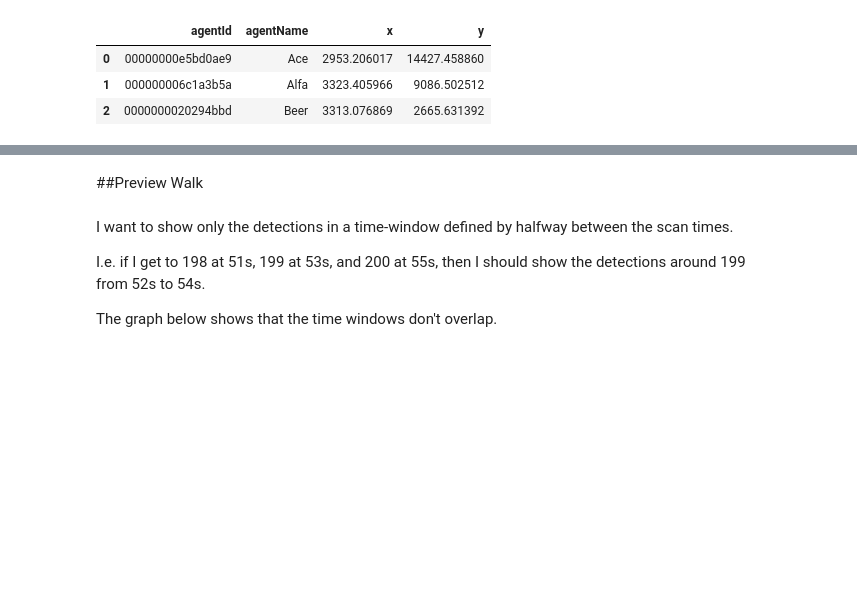
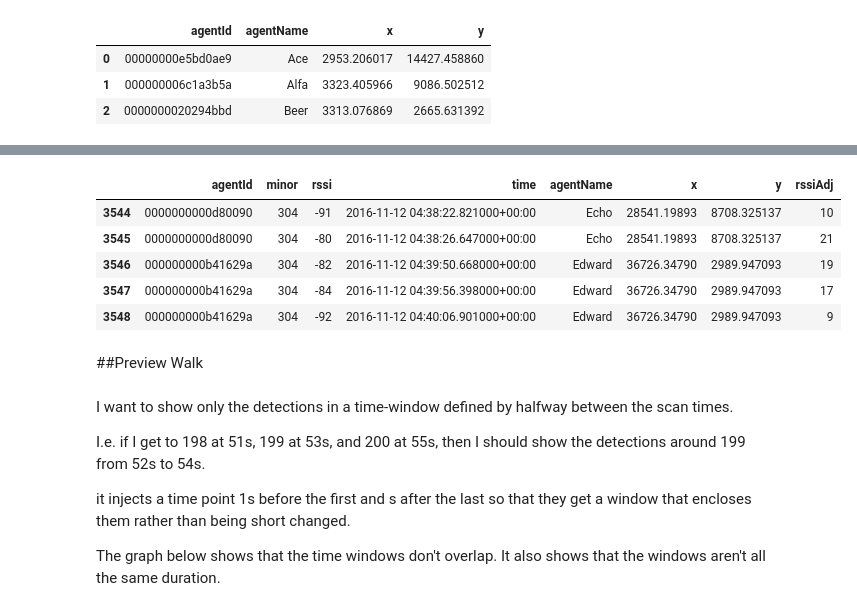
Before and after one commit to notionparallax/sensicorn, a Jupyter notebook: initialDataAnalysis/training data.ipynb, the cells around one changed output, grey strips where cells are left out. Cells and saved outputs as stored; diff of their text form; code cells hidden in the pictures; blank space fills up the shorter version.

```diff
--- a/initialDataAnalysis/training data.ipynb
+++ b/initialDataAnalysis/training data.ipynb
@@ -184,3 +255,12 @@ bigdf.head()
+# %%
+bigdf.tail()
+# %% [output]
+|  | agentId | minor | rssi | time | agentName | x | y | rssiAdj |
+| 3544 | 0000000000d80090 | 304 | -91 | 2016-11-12 04:38:22.821000+00:00 | Echo | 28541.19893 | 8708.325137 | 10 |
+| 3545 | 0000000000d80090 | 304 | -80 | 2016-11-12 04:38:26.647000+00:00 | Echo | 28541.19893 | 8708.325137 | 21 |
+| 3546 | 000000000b41629a | 304 | -82 | 2016-11-12 04:39:50.668000+00:00 | Edward | 36726.34790 | 2989.947093 | 19 |
+| 3547 | 000000000b41629a | 304 | -84 | 2016-11-12 04:39:56.398000+00:00 | Edward | 36726.34790 | 2989.947093 | 17 |
+| 3548 | 000000000b41629a | 304 | -92 | 2016-11-12 04:40:06.901000+00:00 | Edward | 36726.34790 | 2989.947093 | 9 |
 # %% [markdown]
 ##Preview Walk
 # %% [markdown]
@@ -188,6 +268,8 @@ I want to show only the detections in a time-window defined by halfway between t
 
 I.e. if I get to 198 at 51s, 199 at 53s, and 200 at 55s, then I should show the detections around 199 from 52s to 54s.
 
-The graph below shows that the time windows don't overlap.
+it injects a time point 1s before the first and s after the last so that they get a window that encloses them rather than being short changed.
+
+The graph below shows that the time windows don't overlap. It also shows that the windows aren't all the same duration.
 # %%
 #build a list of times
```
Also changed, not shown: parts of 34 cells of this notebook, 1 other file.
